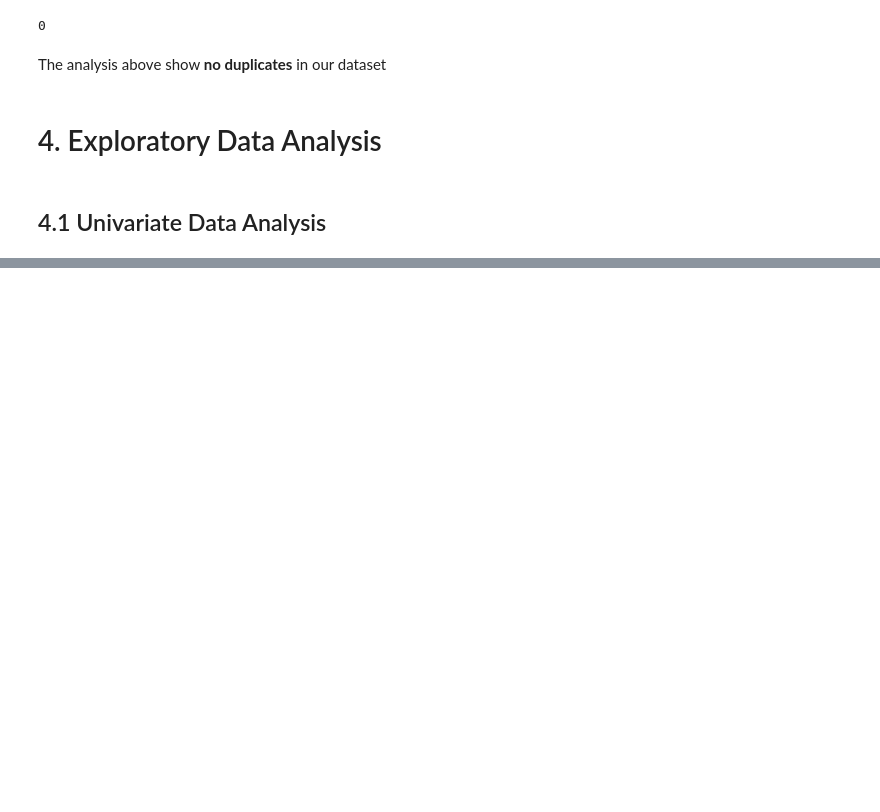
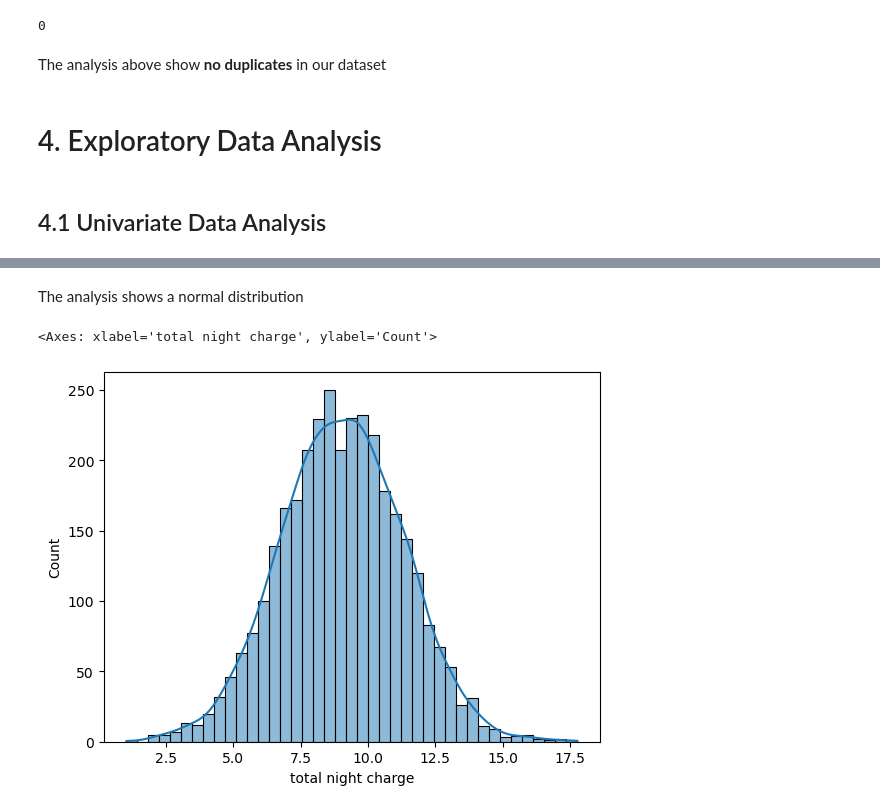
Before and after one commit to DavidChege1/SyriaTel-telecommunications-company, a Jupyter notebook: Index.ipynb, the cells around one changed output, grey strips where cells are left out. Cells and saved outputs as stored; diff of their text form; code cells hidden in the pictures; blank space fills up the shorter version.

```diff
--- a/Index.ipynb
+++ b/Index.ipynb
@@ -140,0 +154,8 @@ plt.show()
+# %% [markdown]
+The analysis shows a normal distribution
+# %%
+# Visualizing the total night charge distribution
+sns.histplot(df['total night charge'], kde=True)
+# %% [output]
+<Axes: xlabel='total night charge', ylabel='Count'>
+[figure, added]
```
Also changed, not shown: parts of 13 cells of this notebook.
